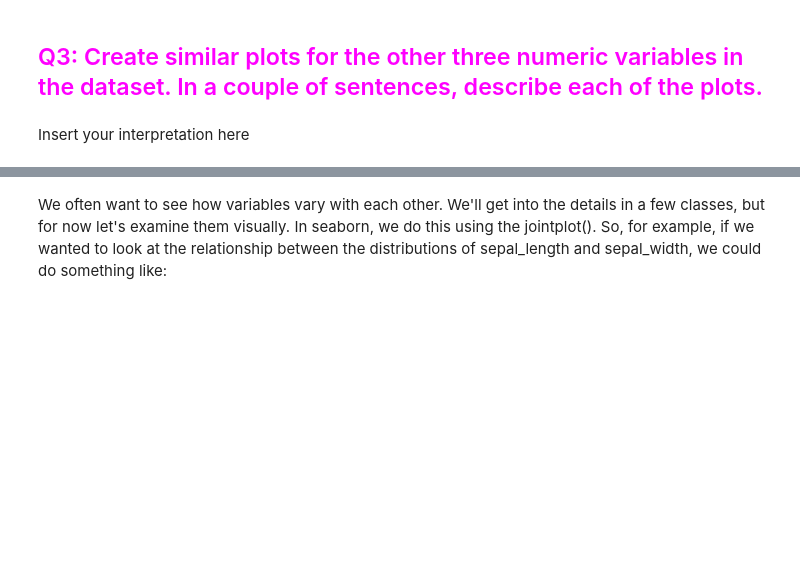
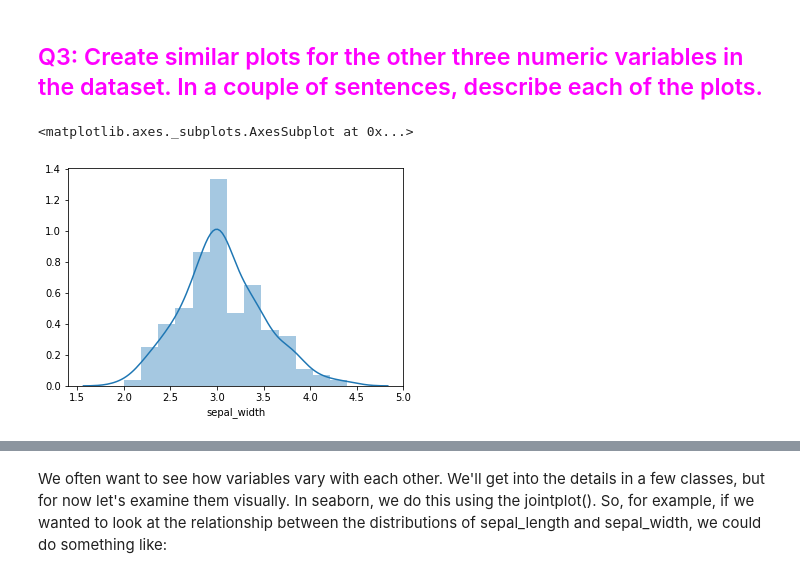
Before and after one commit to tengdann/si618, a Jupyter notebook: 618_05_data_analysis_II.ipynb, the cells around one changed output, grey strips where cells are left out. Drawn from its saved outputs; the diff is of its cells as text; code cells hidden in the pictures; blank space fills up the shorter version.

```diff
--- a/618_05_data_analysis_II.ipynb
+++ b/618_05_data_analysis_II.ipynb
@@ -71,2 +83,5 @@ sns.distplot(df.sepal_length)
-# %% [markdown]
-Insert your interpretation here
+# %%
+sns.distplot(df.sepal_width)
+# %% [output]
+<matplotlib.axes._subplots.AxesSubplot at 0x...>
+[figure, added]
```
Also changed, not shown: parts of 65 cells of this notebook.
